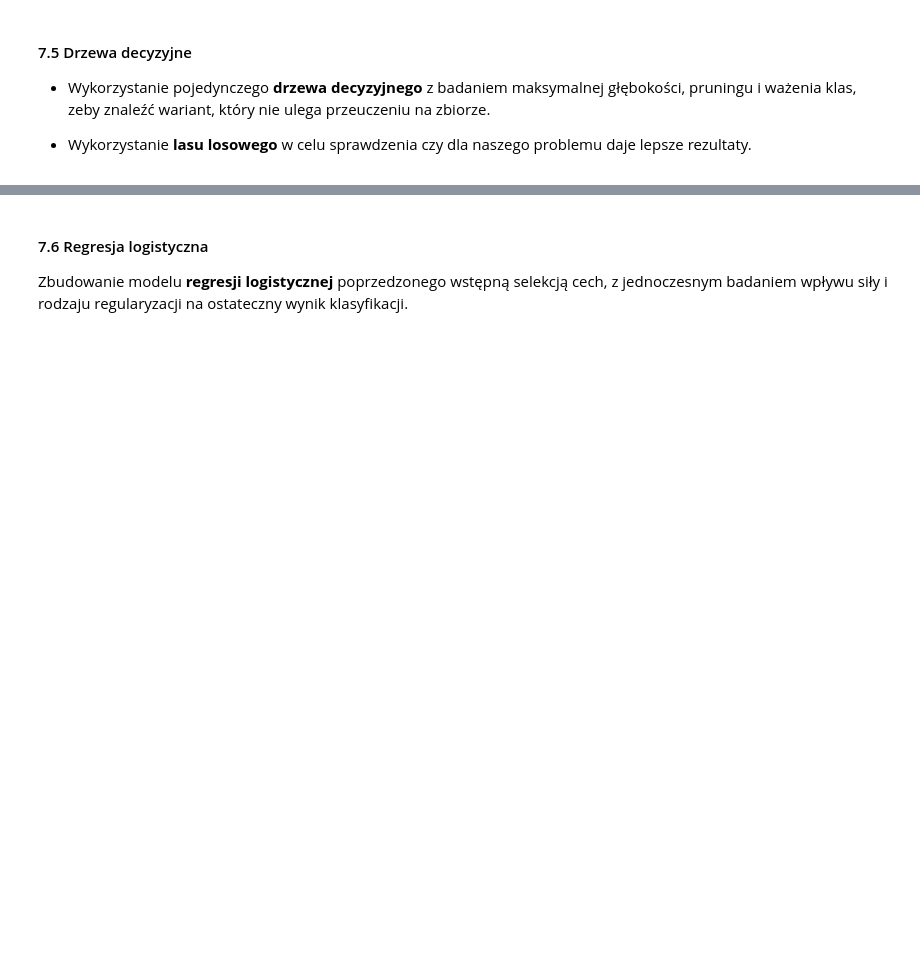
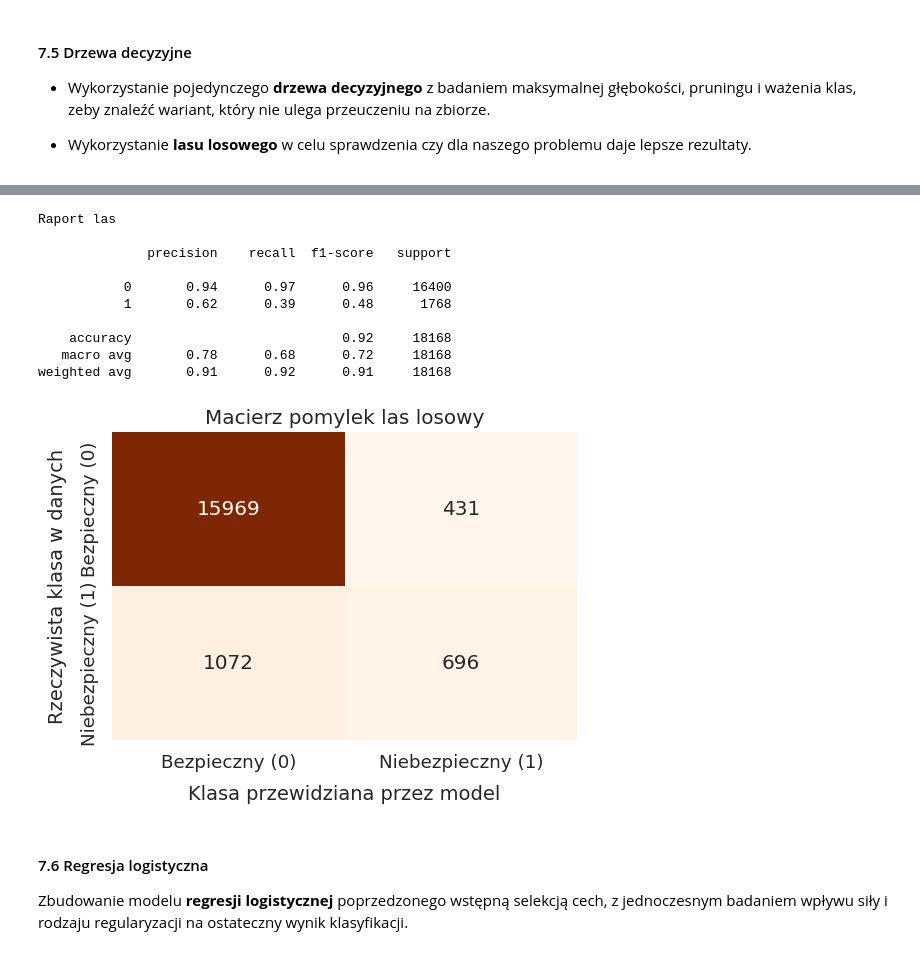
Before and after one commit to Zajecia-na-PWr-LR/lista-4-projekt-grupowy-orjaol, a Jupyter notebook: zadanie.ipynb, the cells around one changed output, grey strips where cells are left out. Drawn from its saved outputs; the diff is of its cells as text; code cells hidden in the pictures; blank space fills up the shorter version.

```diff
--- a/zadanie.ipynb
+++ b/zadanie.ipynb
@@ -350,3 +425,33 @@ Zastosowanie **SVM** z analizą siły regularyzacji, typu funkcji jądrowej (lin
+# %%
+rf_model = RandomForestClassifier(n_estimators=500, class_weight='balanced', random_state=42)
+
+rf_model.fit(X_train, y_train)
+
+y_pred_rf = rf_model.predict(X_test)
+
+print("Raport las\n")
+print(classification_report(y_test, y_pred_rf))
+
+plt.figure(figsize=(6, 4))
+ax = sns.heatmap(confusion_matrix(y_test, y_pred_rf), annot=True, fmt='d', cmap='Oranges', cbar=False)
+ax.set_xticklabels(['Bezpieczny (0)', 'Niebezpieczny (1)'])
+ax.set_yticklabels(['Bezpieczny (0)', 'Niebezpieczny (1)'])
+plt.title('Macierz pomylek las losowy')
+plt.xlabel('Klasa przewidziana przez model', fontsize=14, labelpad=10)
+plt.ylabel('Rzeczywista klasa w danych', fontsize=14, labelpad=10)
+plt.show()
+# %% [output]
+Raport las
+
+              precision    recall  f1-score   support
+
+           0       0.94      0.97      0.96     16400
+           1       0.62      0.39      0.48      1768
+
+    accuracy                           0.92     18168
+   macro avg       0.78      0.68      0.72     18168
+weighted avg       0.91      0.92      0.91     18168
+[figure, added]
 # %% [markdown]
 #### 7.6 Regresja logistyczna
 Zbudowanie modelu **regresji logistycznej** poprzedzonego wstępną selekcją cech, z jednoczesnym badaniem wpływu siły i rodzaju regularyzacji na ostateczny wynik klasyfikacji.
```
Also changed, not shown: parts of 7 cells of this notebook.
